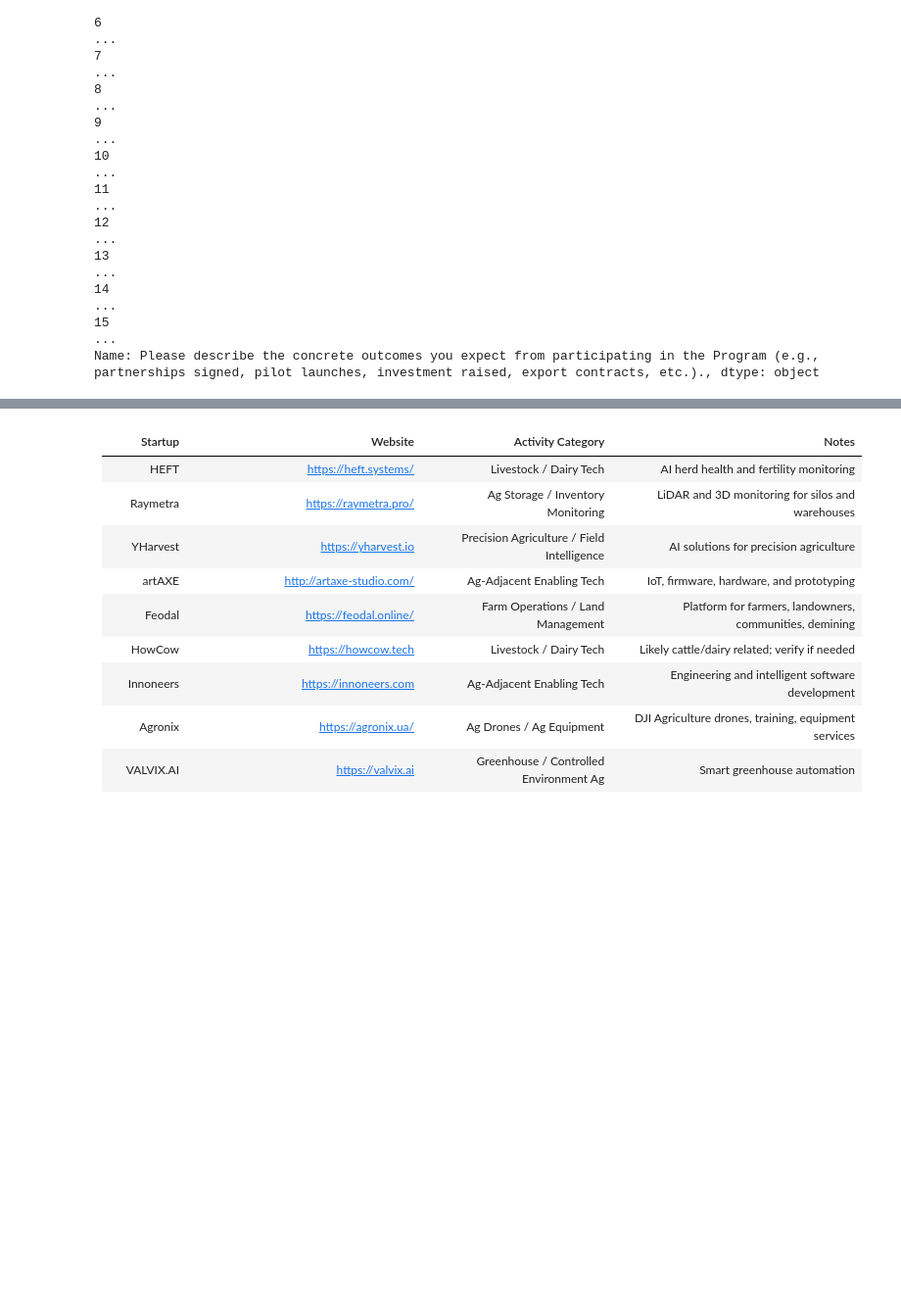
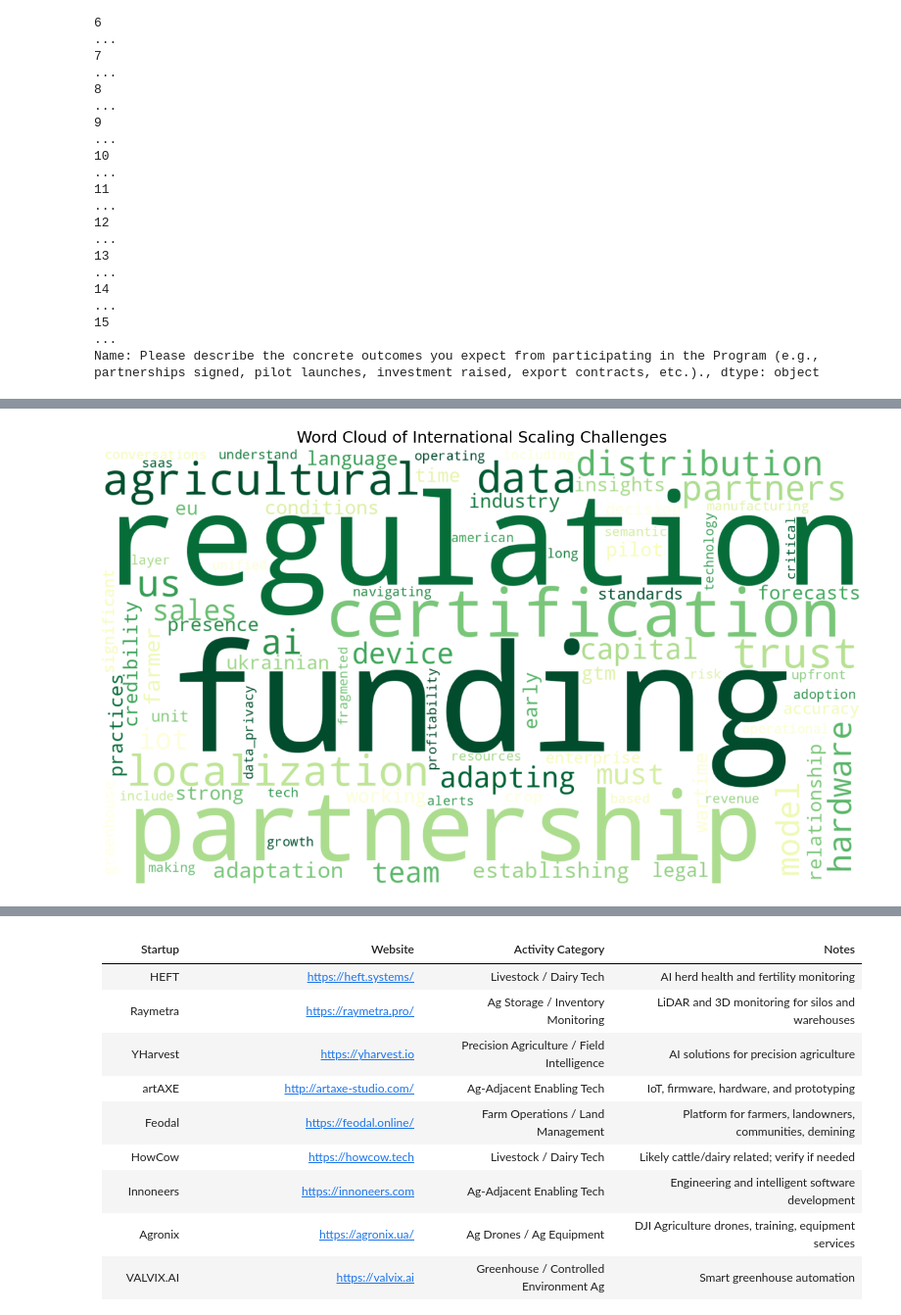
Before and after one commit to gauthiervasseur/FCBAi, a Jupyter notebook: Engagements/Agro Accelerator/startup analysis.ipynb, the cells around one changed output, grey strips where cells are left out. Shown at 98% size. Cells and saved outputs as stored; diff of their text form; code cells hidden in the pictures; blank space fills up the shorter version.

```diff
--- a/Engagements/Agro Accelerator/startup analysis.ipynb
+++ b/Engagements/Agro Accelerator/startup analysis.ipynb
@@ -211,0 +237,74 @@ Name: Please describe the concrete outcomes you expect from participating in the
+# %%
+from wordcloud import WordCloud, STOPWORDS
+import matplotlib.pyplot as plt
+import re
+
+col = "What are the key challenges your company faces when scaling internationally (regulatory, certification, partnerships, financing, localization, etc.)?"
+
+text = " ".join(
+    startup_list[col]
+    .dropna()
+    .astype(str)
+    .tolist()
+)
+
+custom_stopwords = set(STOPWORDS).union({
+    "company", "scaling", "internationally", "international", "markets", "market",
+    "new", "requires", "require", "challenge", "challenges", "key", "faces", "face",
+    "etc", "also", "across", "different", "local", "global", "support", "building",
+    "entering", "entry", "scale", "startup", "solution", "product", "platform",
+    "customers", "customer", "countries", "country", "regions", "region", "ukraine"
+})
+
+# Normalize similar expressions
+replacements = {
+    r"\bregulatory compliance\b": "regulation",
+    r"\bregulatory\b": "regulation",
+    r"\bcompliance\b": "regulation",
+    r"\bcertification\b": "certification",
+    r"\bfcc\b": "certification",
+    r"\bce\b": "certification",
+    r"\bic\b": "certification",
+    r"\bpartnerships\b": "partnership",
+    r"\bdistributors\b": "distribution",
+    r"\bdistributor\b": "distribution",
+    r"\bdealers\b": "distribution",
+    r"\bdealer\b": "distribution",
+    r"\bfinancing\b": "funding",
+    r"\binvestment\b": "funding",
+    r"\binvestor\b": "funding",
+    r"\blocalization\b": "localization",
+    r"\blocalisation\b": "localization",
+    r"\blocalized\b": "localization",
+    r"\blocalisation\b": "localization",
+    r"\btrust[- ]building\b": "trust",
+    r"\bbrand recognition\b": "trust",
+    r"\bmarket education\b": "adoption",
+    r"\bpilot partnerships\b": "pilot",
+    r"\bpilot programs\b": "pilot",
+    r"\bpilots\b": "pilot",
+    r"\bgo[- ]to[- ]market\b": "gtm",
+    r"\bdata privacy\b": "data_privacy",
+}
+
+clean_text = text.lower()
+for pattern, replacement in replacements.items():
+    clean_text = re.sub(pattern, replacement, clean_text)
+
+wordcloud = WordCloud(
+    width=1400,
+    height=800,
+    background_color="white",
+    stopwords=custom_stopwords,
+    colormap="YlGn",
+    max_words=80,
+    collocations=False
+).generate(clean_text)
+
+plt.figure(figsize=(16, 9))
+plt.imshow(wordcloud, interpolation="bilinear")
+plt.axis("off")
+plt.title("Word Cloud of International Scaling Challenges", fontsize=18)
+plt.show()
+# %% [output]
+[figure, added]
```
Also changed, not shown: parts of 3 cells of this notebook, 9 other files.
